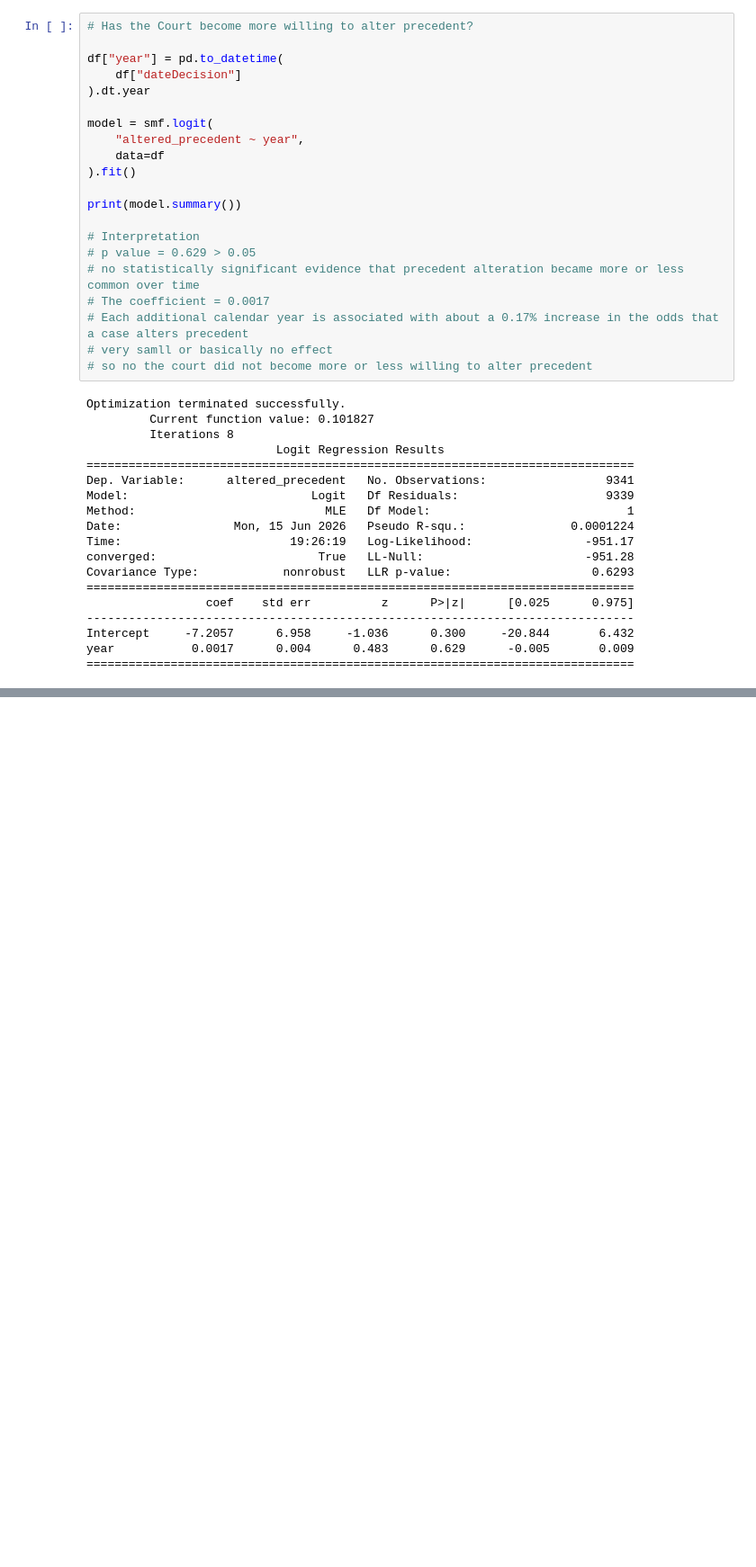
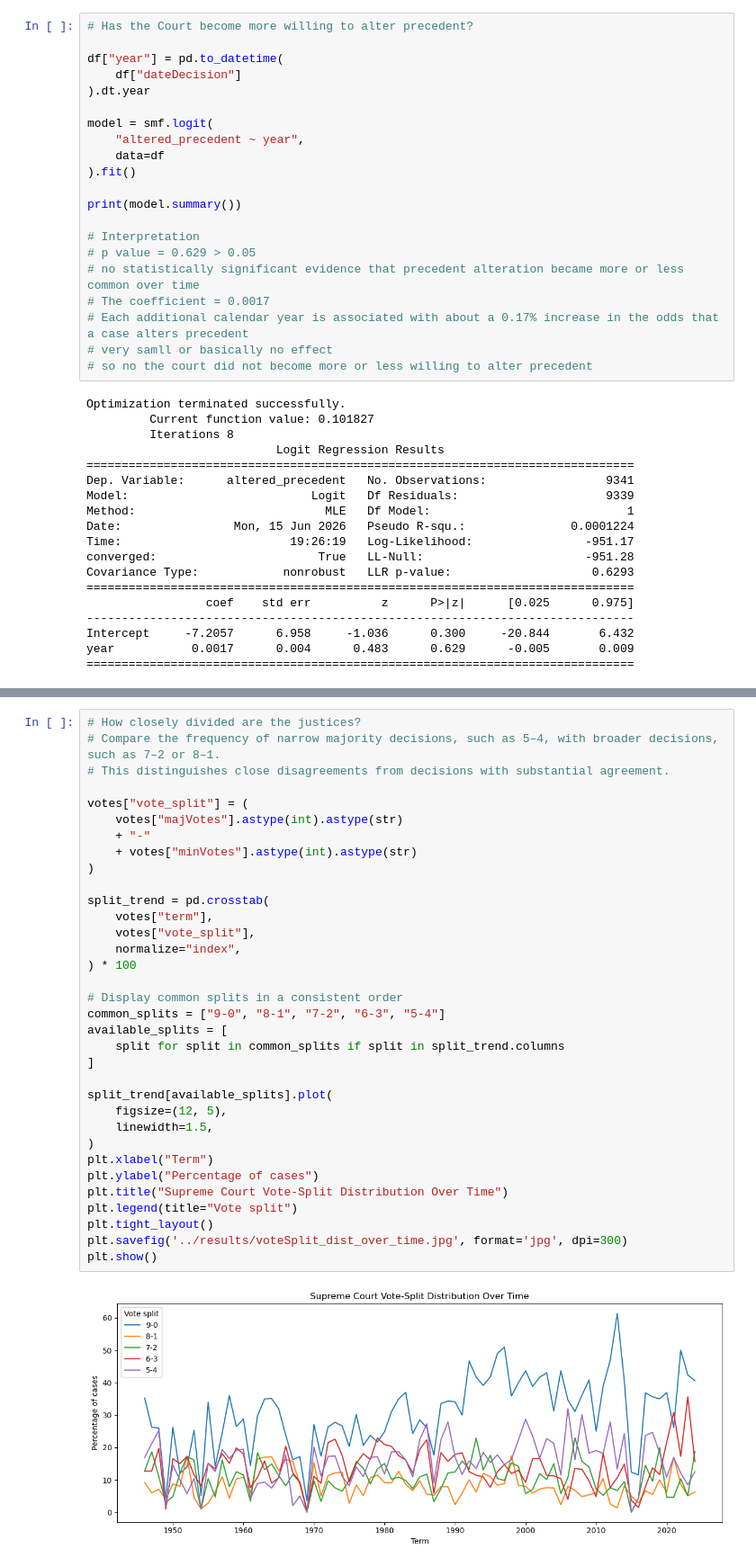
Before and after one commit to zs-zhuang/Supreme-Court-Case-Analytics, a Jupyter notebook: notebooks/case_decision_trend.ipynb, the cells around one changed output, grey strips where cells are left out. Shown at 90% size. Saved outputs shown, nothing was run; the diff lists cells and outputs as text; blank space fills up the shorter version.

```diff
--- a/notebooks/case_decision_trend.ipynb
+++ b/notebooks/case_decision_trend.ipynb
@@ -919,0 +965,36 @@ year           0.0017      0.004      0.483      0.629      -0.005       0.009
+# %%
+# How closely divided are the justices?
+# Compare the frequency of narrow majority decisions, such as 5–4, with broader decisions, such as 7–2 or 8–1.
+# This distinguishes close disagreements from decisions with substantial agreement.
+
+votes["vote_split"] = (
+    votes["majVotes"].astype(int).astype(str)
+    + "-"
+    + votes["minVotes"].astype(int).astype(str)
+)
+
+split_trend = pd.crosstab(
+    votes["term"],
+    votes["vote_split"],
+    normalize="index",
+) * 100
+
+# Display common splits in a consistent order
+common_splits = ["9-0", "8-1", "7-2", "6-3", "5-4"]
+available_splits = [
+    split for split in common_splits if split in split_trend.columns
+]
+
+split_trend[available_splits].plot(
+    figsize=(12, 5),
+    linewidth=1.5,
+)
+plt.xlabel("Term")
+plt.ylabel("Percentage of cases")
+plt.title("Supreme Court Vote-Split Distribution Over Time")
+plt.legend(title="Vote split")
+plt.tight_layout()
+plt.savefig('../results/voteSplit_dist_over_time.jpg', format='jpg', dpi=300)
+plt.show()
+# %% [output]
+[figure, added]
```
Also changed, not shown: parts of 2 cells of this notebook, 4 other files.
